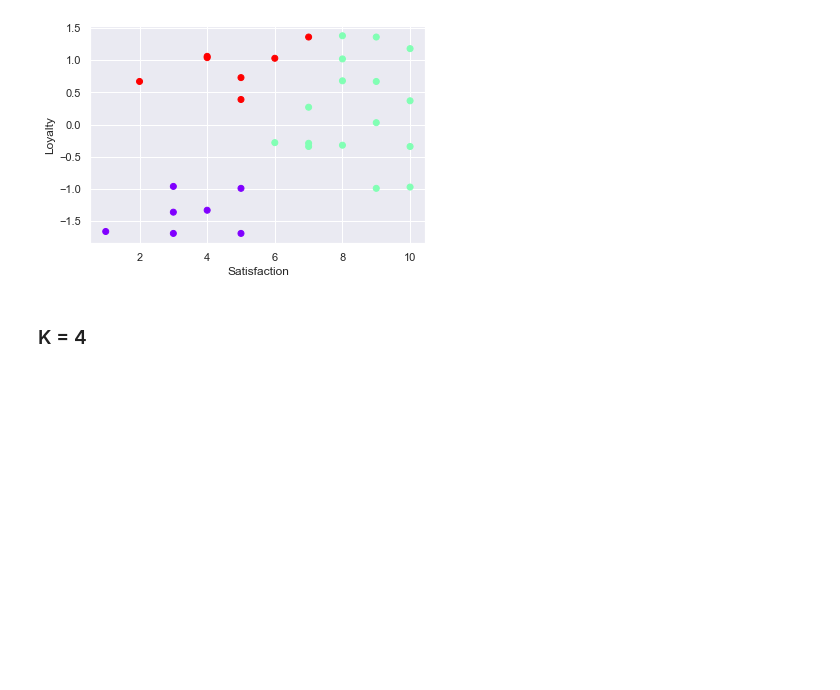
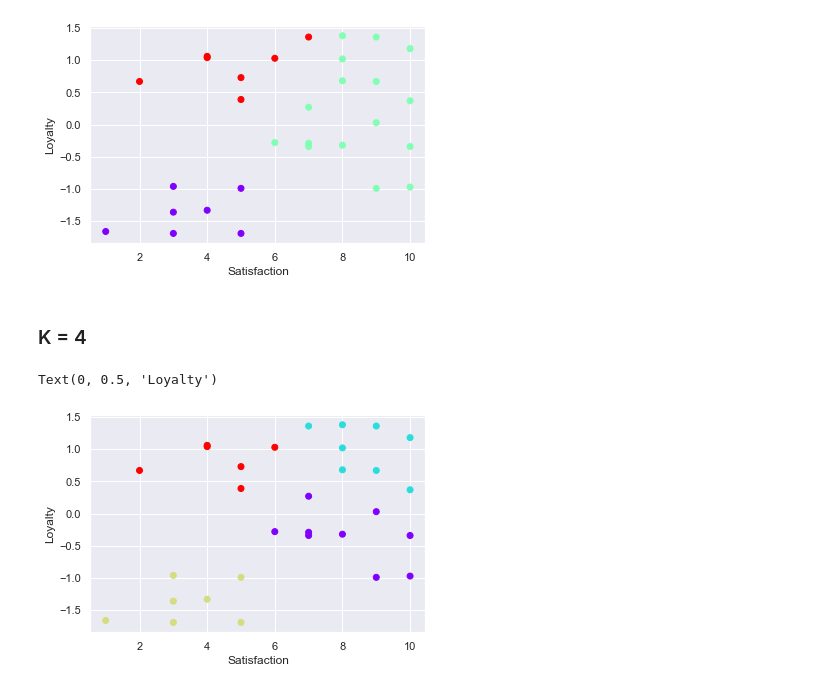
Before and after one commit to hasbiabdulmajid/KMeans_Clustering, a Jupyter notebook: Market Segmentation.ipynb, the cells around one changed output. Cells and saved outputs as stored; diff of their text form; code cells hidden in the pictures; blank space fills up the shorter version.

```diff
--- a/Untitled.ipynb
+++ b/Market Segmentation.ipynb
@@ -164,10 +164,13 @@ Text(0, 0.5, 'Loyalty')
 # %%
 model4 = KMeans(4)
 model4.fit(x_scaled)
 cluster4 = x.copy()
 cluster4['Cluster Prediction'] = model4.fit_predict(x_scaled)
 
 # Plot
-plt.scatter(cluster4['Satisfaction'],cluster4['Loyalty'],c=cluster3['Cluster Prediction'],cmap='rainbow')
+plt.scatter(cluster4['Satisfaction'],cluster4['Loyalty'],c=cluster4['Cluster Prediction'],cmap='rainbow')
 plt.xlabel('Satisfaction')
 plt.ylabel('Loyalty')
+# %% [output]
+Text(0, 0.5, 'Loyalty')
+[figure, added]
```
